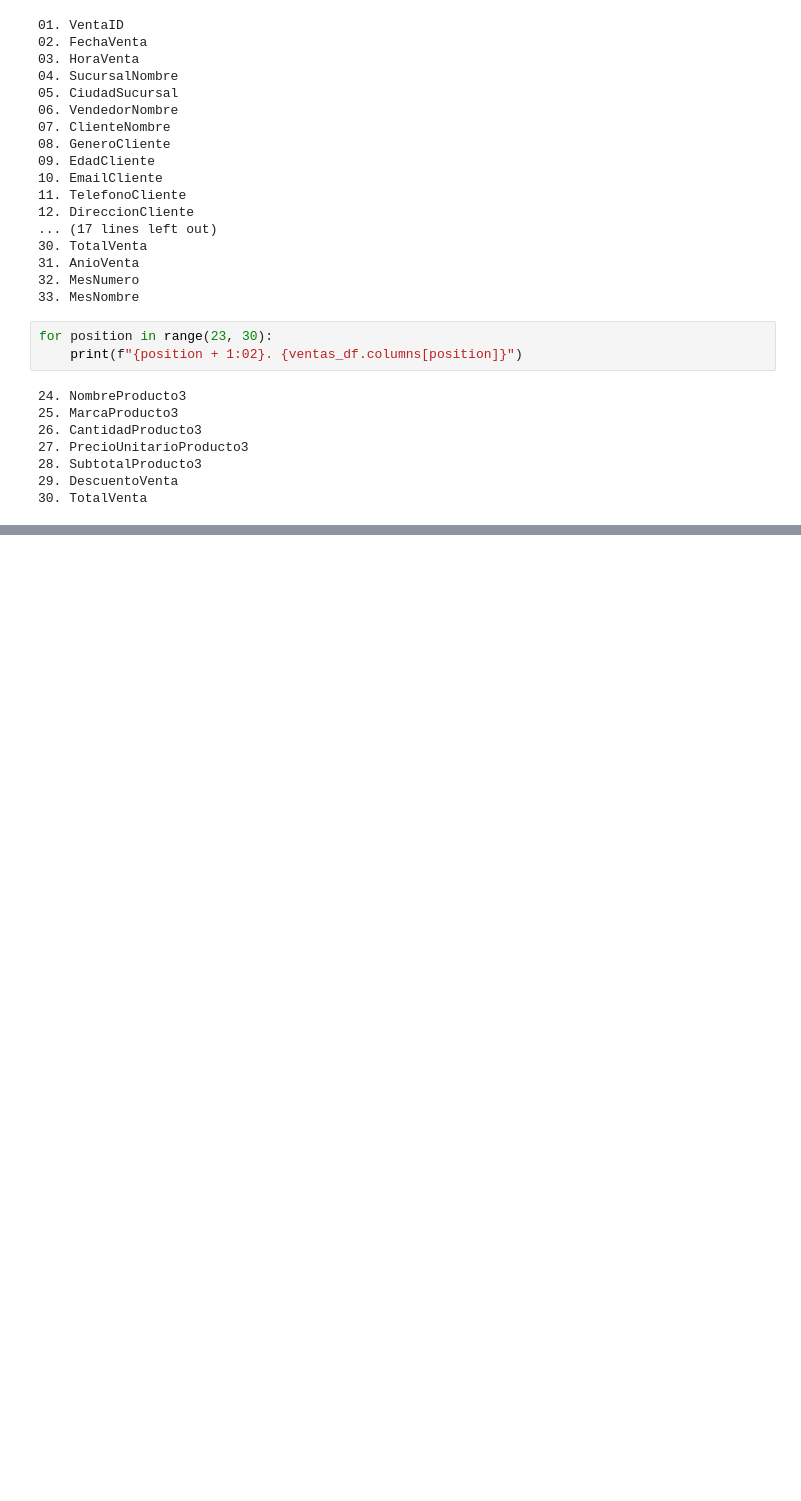
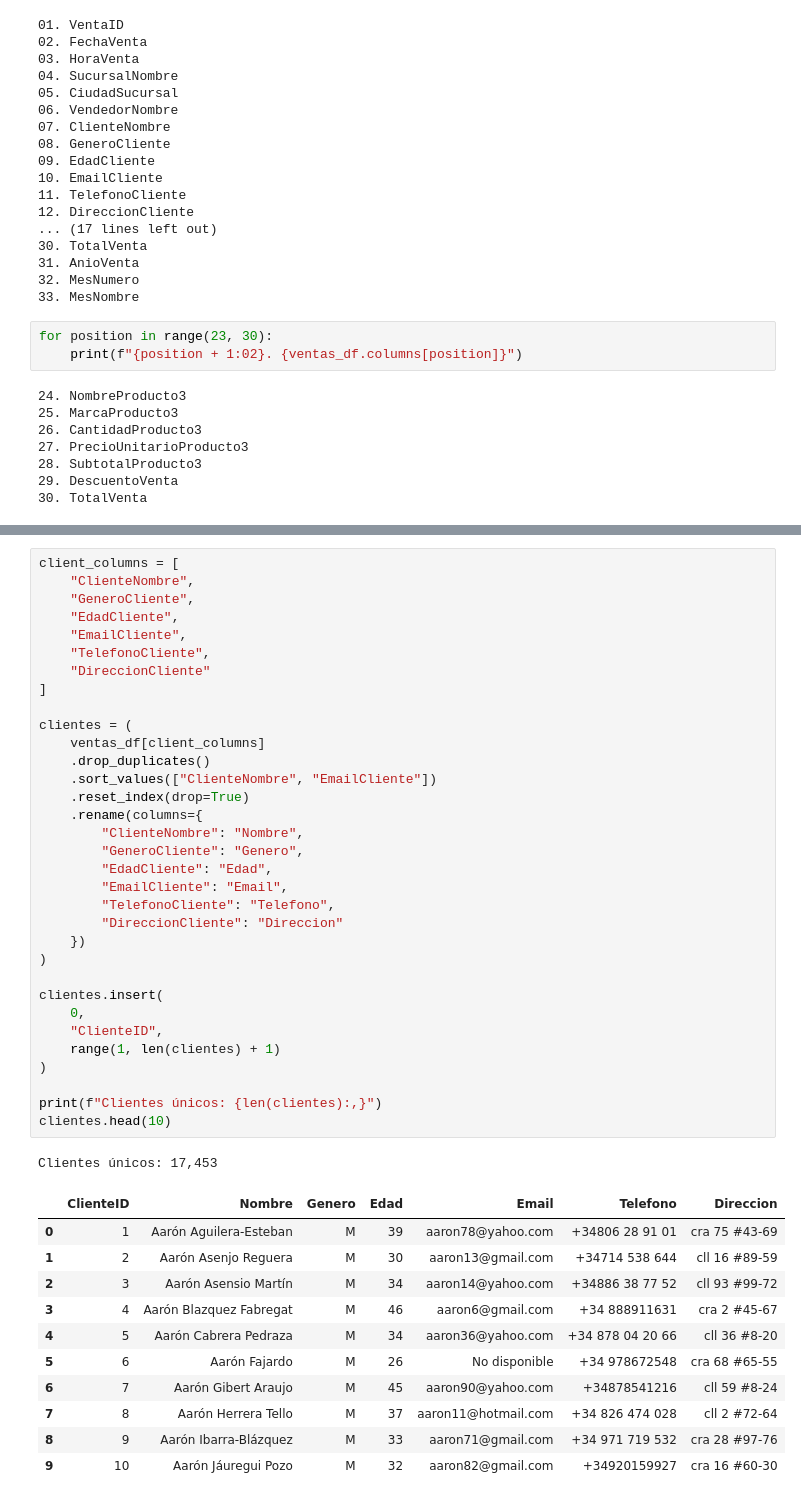
Before and after one commit to Dcuastumal/techcore-sales-analytics, a Jupyter notebook: Avance_2/Avance_2_Modelo_Relacional.ipynb, the cells around one changed output, grey strips where cells are left out. Cells and saved outputs as stored; diff of their text form; blank space fills up the shorter version.

```diff
--- a/Avance_2/Avance_2_Modelo_Relacional.ipynb
+++ b/Avance_2/Avance_2_Modelo_Relacional.ipynb
@@ -68,0 +302,46 @@ for position in range(23, 30):
+# %%
+client_columns = [
+    "ClienteNombre",
+    "GeneroCliente",
+    "EdadCliente",
+    "EmailCliente",
+    "TelefonoCliente",
+    "DireccionCliente"
+]
+
+clientes = (
+    ventas_df[client_columns]
+    .drop_duplicates()
+    .sort_values(["ClienteNombre", "EmailCliente"])
+    .reset_index(drop=True)
+    .rename(columns={
+        "ClienteNombre": "Nombre",
+        "GeneroCliente": "Genero",
+        "EdadCliente": "Edad",
+        "EmailCliente": "Email",
+        "TelefonoCliente": "Telefono",
+        "DireccionCliente": "Direccion"
+    })
+)
+
+clientes.insert(
+    0,
+    "ClienteID",
+    range(1, len(clientes) + 1)
+)
+
+print(f"Clientes únicos: {len(clientes):,}")
+clientes.head(10)
+# %% [output]
+Clientes únicos: 17,453
+|  | ClienteID | Nombre | Genero | Edad | Email | Telefono | Direccion |
+| 0 | 1 | Aarón Aguilera-Esteban | M | 39 | aaron78@yahoo.com | +34806 28 91 01 | cra 75 #43-69 |
+| 1 | 2 | Aarón Asenjo Reguera | M | 30 | aaron13@gmail.com | +34714 538 644 | cll 16 #89-59 |
+| 2 | 3 | Aarón Asensio Martín | M | 34 | aaron14@yahoo.com | +34886 38 77 52 | cll 93 #99-72 |
+| 3 | 4 | Aarón Blazquez Fabregat | M | 46 | aaron6@gmail.com | +34 888911631 | cra 2 #45-67 |
+| 4 | 5 | Aarón Cabrera Pedraza | M | 34 | aaron36@yahoo.com | +34 878 04 20 66 | cll 36 #8-20 |
+| 5 | 6 | Aarón Fajardo | M | 26 | No disponible | +34 978672548 | cra 68 #65-55 |
+| 6 | 7 | Aarón Gibert Araujo | M | 45 | aaron90@yahoo.com | +34878541216 | cll 59 #8-24 |
+| 7 | 8 | Aarón Herrera Tello | M | 37 | aaron11@hotmail.com | +34 826 474 028 | cll 2 #72-64 |
+| 8 | 9 | Aarón Ibarra-Blázquez | M | 33 | aaron71@gmail.com | +34 971 719 532 | cra 28 #97-76 |
+| 9 | 10 | Aarón Jáuregui Pozo | M | 32 | aaron82@gmail.com | +34920159927 | cra 16 #60-30 |
```
Also changed, not shown: parts of 29 cells of this notebook, 3 other files.
